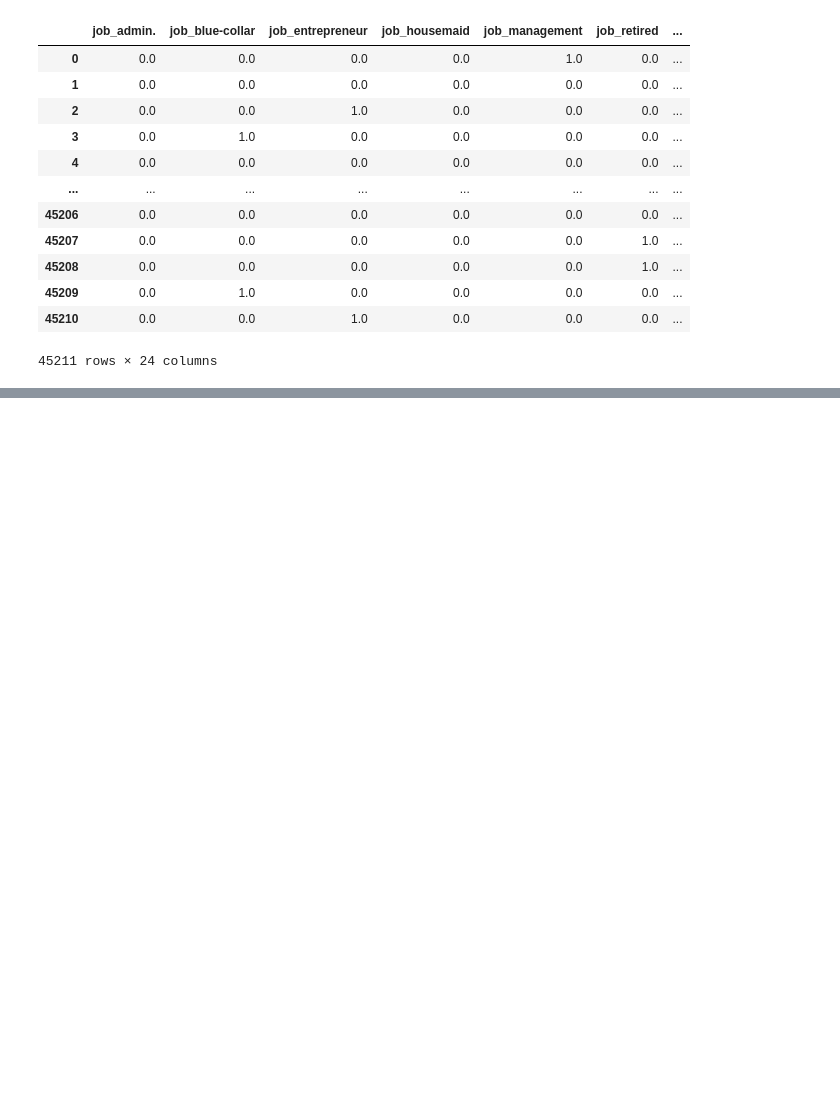
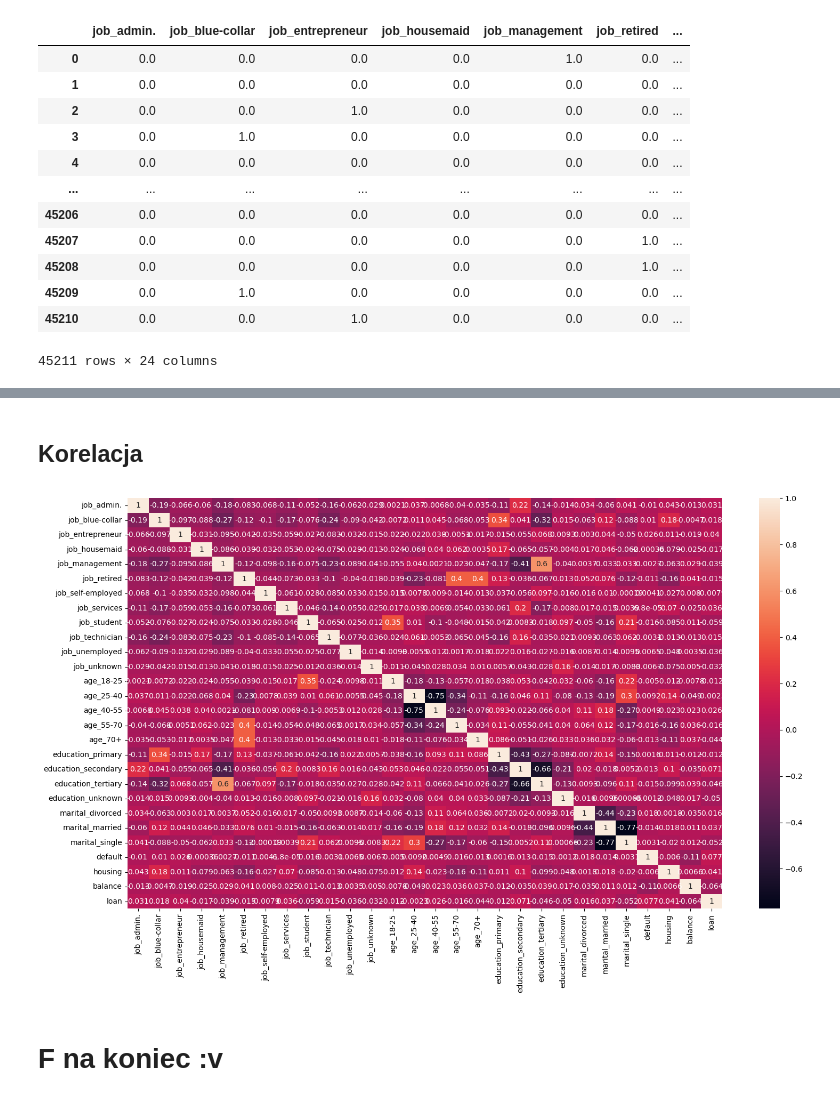
Before and after one commit to MajshiJD/ML_proj2, a Jupyter notebook: Michal_.ipynb, the cells around one changed output, grey strips where cells are left out. Cells and saved outputs as stored; diff of their text form; code cells hidden in the pictures; blank space fills up the shorter version.

```diff
--- a/Michal_.ipynb
+++ b/Michal_.ipynb
@@ -217,0 +232,10 @@ df_pp
+# %% [markdown]
+## Korelacja
+# %%
+plt.figure(figsize=(18,10))
+sns.heatmap(df_pp.corr(method='pearson'),annot=True)
+plt.show()
+# %% [output]
+[figure, added]
+# %% [markdown]
+# F na koniec :v
```
Also changed, not shown: parts of 11 cells of this notebook, 1 other file.
